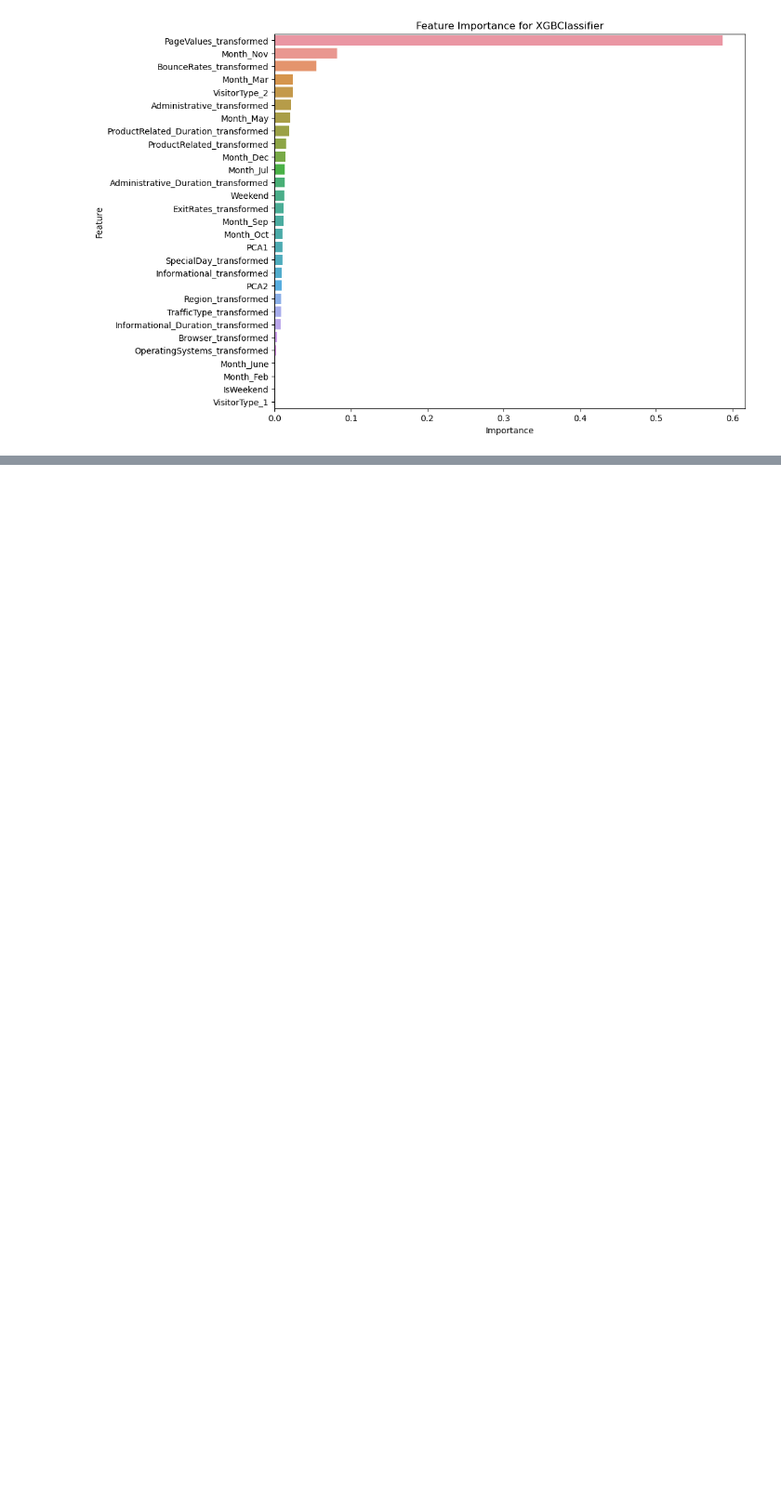
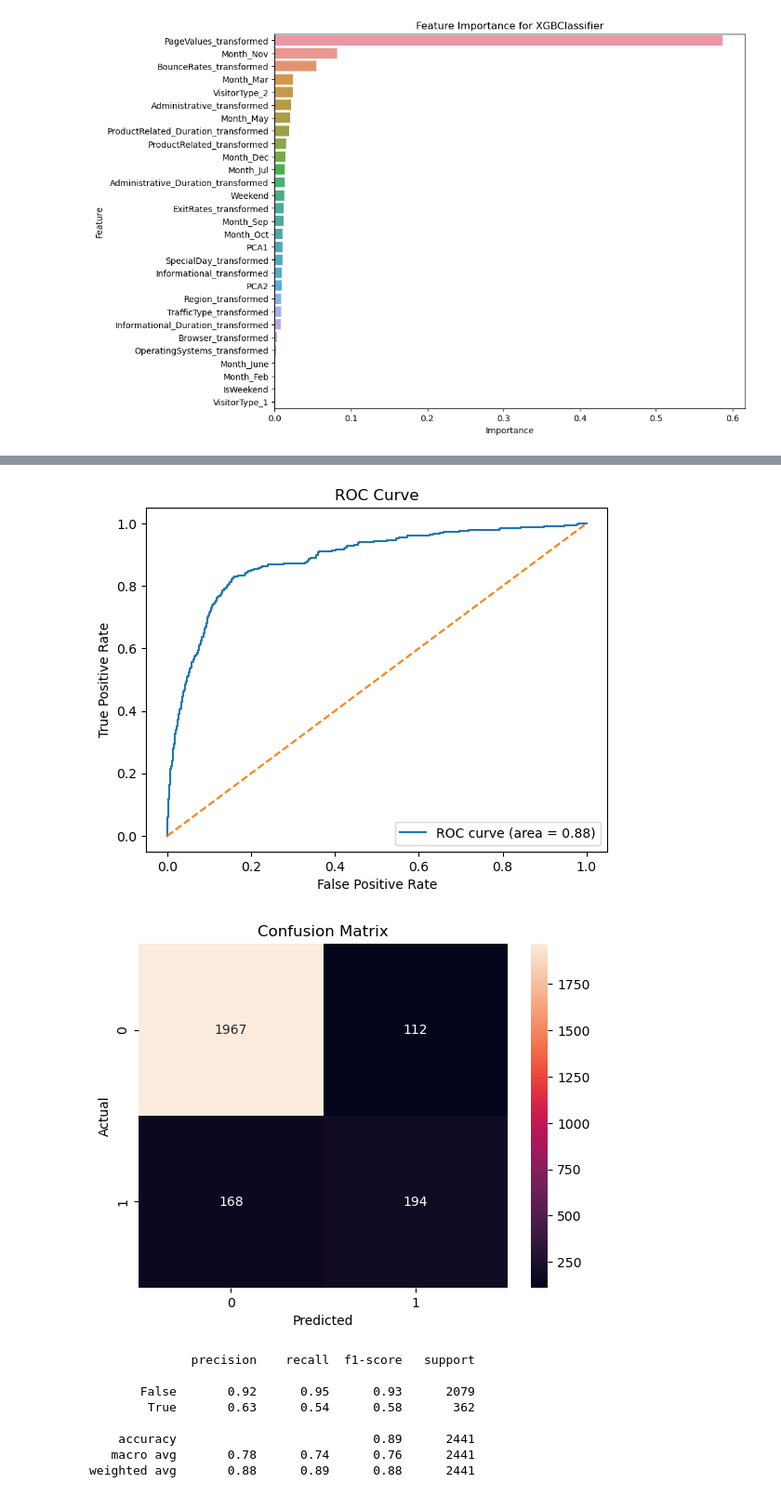
Before and after one commit to Kuvedant/PredictiveECommerceML, a Jupyter notebook: PredictiveECommerceML.ipynb, the cells around one changed output, grey strips where cells are left out. Shown at 93% size. Drawn from its saved outputs; the diff is of its cells as text; code cells hidden in the pictures; blank space fills up the shorter version.

Commit message:
adding the changes to notebook , built deep learning models

```diff
--- a/PredictiveECommerceML.ipynb
+++ b/PredictiveECommerceML.ipynb
@@ -1033,0 +880,43 @@ Test accuracy: 0.8803768754005432
+# %%
+y_pred_probs = model.predict(X_test_scaled)[:, 0]
+
+# Convert probabilities to binary predictions
+y_pred = (y_pred_probs > 0.5).astype(int)
+# %%
+from sklearn.metrics import roc_curve, auc, confusion_matrix, classification_report
+import matplotlib.pyplot as plt
+import seaborn as sns
+
+# ROC Curve and AUC
+fpr, tpr, thresholds = roc_curve(y_test, y_pred_probs)
+roc_auc = auc(fpr, tpr)
+plt.figure()
+plt.plot(fpr, tpr, label='ROC curve (area = %0.2f)' % roc_auc)
+plt.plot([0, 1], [0, 1], linestyle='--')
+plt.title('ROC Curve')
+plt.xlabel('False Positive Rate')
+plt.ylabel('True Positive Rate')
+plt.legend(loc='lower right')
+plt.show()
+
+# Confusion Matrix
+cm = confusion_matrix(y_test, y_pred)
+sns.heatmap(cm, annot=True, fmt="d")
+plt.title('Confusion Matrix')
+plt.xlabel('Predicted')
+plt.ylabel('Actual')
+plt.show()
+
+# Classification Report
+print(classification_report(y_test, y_pred))
+# %% [output]
+[figure, added]
+[figure, added]
+              precision    recall  f1-score   support
+
+       False       0.92      0.95      0.93      2079
+        True       0.63      0.54      0.58       362
+
+    accuracy                           0.89      2441
+   macro avg       0.78      0.74      0.76      2441
+weighted avg       0.88      0.89      0.88      2441
```
Also changed, not shown: parts of 35 cells of this notebook, 3 other files.
